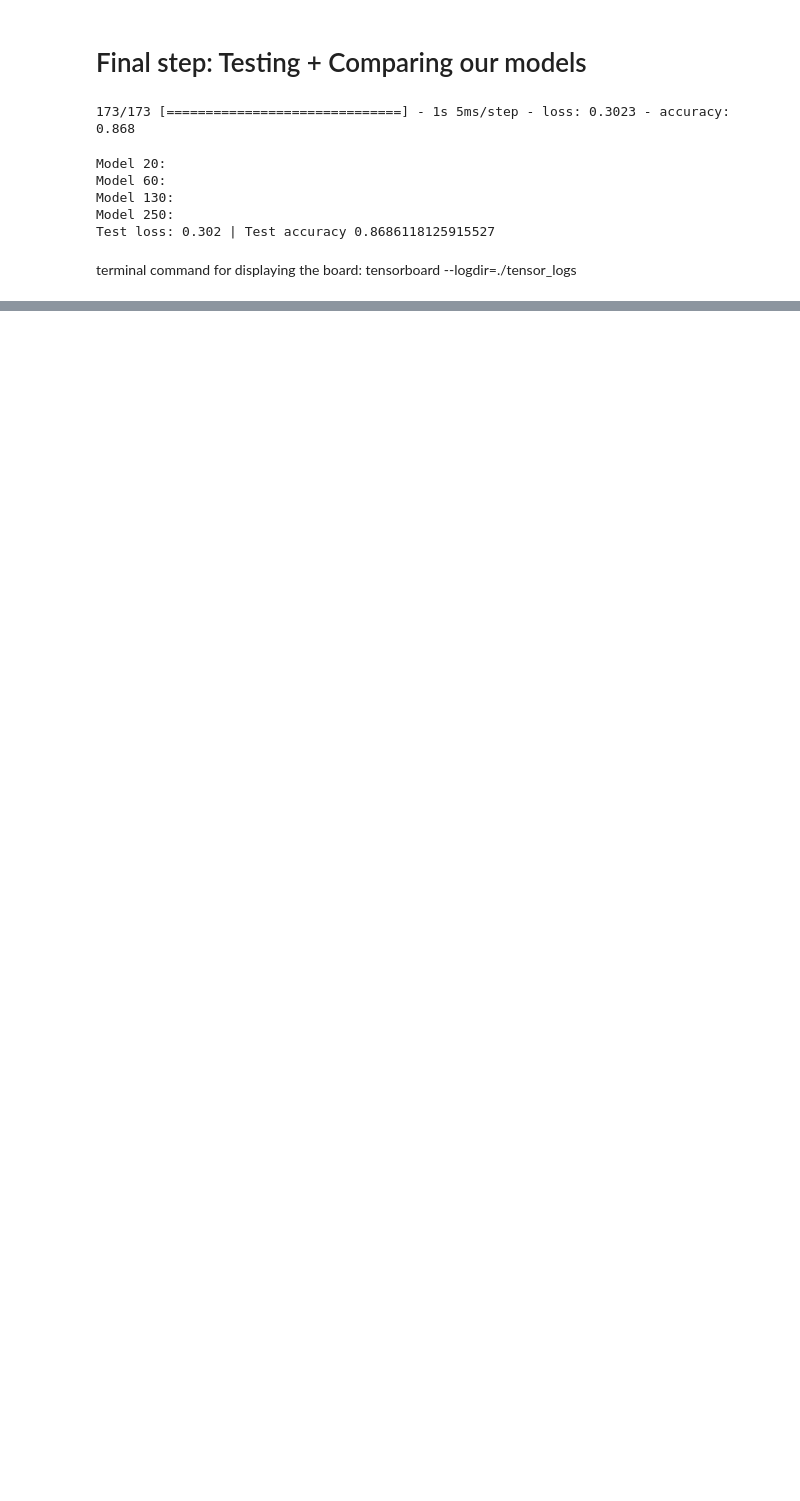
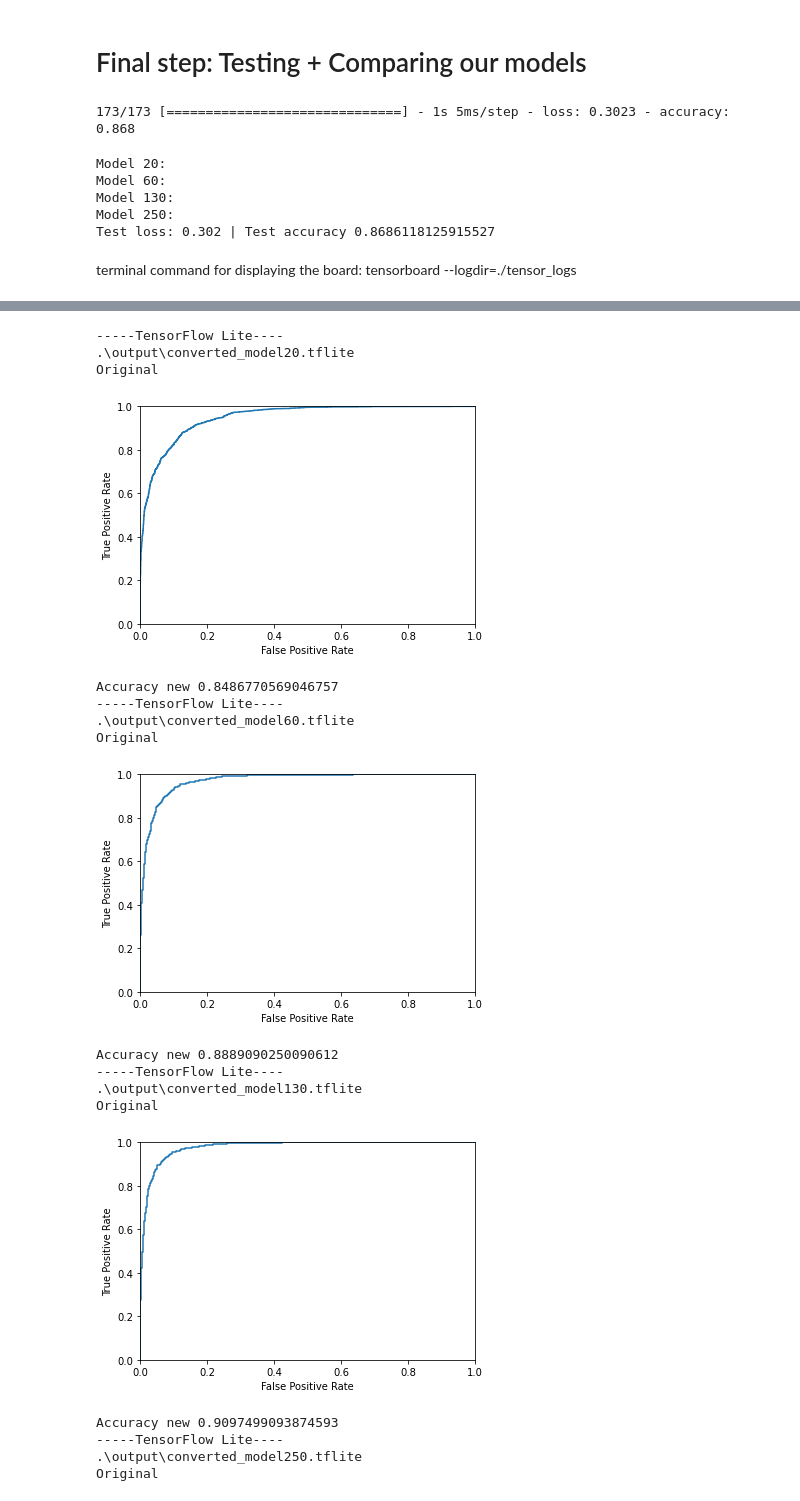
Before and after one commit to carolienbraams/Biometrics_group5, a Jupyter notebook: .~Case_Siamese_NN_Face_Recognition.ipynb, the cells around one changed output, grey strips where cells are left out. Drawn from its saved outputs; the diff is of its cells as text; code cells hidden in the pictures; blank space fills up the shorter version.

Commit message:
convert to lite with optimizations

```diff
--- a/.~Case_Siamese_NN_Face_Recognition.ipynb
+++ b/.~Case_Siamese_NN_Face_Recognition.ipynb
@@ -495,0 +570,60 @@ terminal command for displaying the board: tensorboard --logdir=./tensor_logs
+# %%
+
+# TensorFlow Lite
+
+output_model = ['.\output\converted_model20.tflite', '.\output\converted_model60.tflite', '.\output\converted_model130.tflite','.\output\converted_model250.tflite' ]
+tflite_model_file_optimized_float = ['.\output\converted_model20_opt_float.tflite', '.\output\converted_model60_opt_float.tflite', '.\output\converted_model130_opt_float.tflite','.\output\converted_model250_opt_float.tflite' ]
+
+tflite_model_file_optimized_drq = ['.\output\converted_model20_opt_drq.tflite', '.\output\converted_model60_opt_drq.tflite', '.\output\converted_model130_opt_drq.tflite','.\output\converted_model250_opt_drq.tflite' ]
+
+saved_models = [".\output\model_sn_20_temp", ".\output\model_sn_60_temp", ".\output\model_sn_130_temp", ".\output\model_sn_250_temp"]
+
+
+for i in range(len(output_model)):
+    print("-----TensorFlow Lite----")
+    print(output_model[i])
+    print("Original")
+    # Original optimizations
+    convert_model(saved_models[i], output_model[i])
+    output_data = interpret_model(output_model[i], pairTest)
+    np.savetxt(output_model[i]+"out.csv",output_data, delimiter=",")
+
+    # Choose closest integer
+    model_metrics(labelTest, output_data)
+
+
+
+    # print("Float 16 quantization optimization")
+    # convert_model_optimized_float16(saved_models[i], tflite_model_file_optimized_float[i])
+    # output_data = interpret_model(tflite_model_file_optimized_float[i], pairTest)
+
+    # model_metrics(labelTest, output_data)
+
+
+    # # TensorFlow
+    # print("-----TensorFlow----")
+    # model = load_model(saved_models[i])
+    # preds = model.predict([pairTest[:, 0], pairTest[:, 1]])
+    # model_20_test = model.evaluate([pairTest[:, 0], pairTest[:, 1]], labelTest[:])
+    # fpr , tpr , thresholds = roc_curve( labelTest, preds)
+    # plot_roc_curve (fpr,tpr)
+    # print(f"Test loss: {model_20_test[0]:.3f} | Test accuracy {model_20_test[1]}")
+# %% [output]
+-----TensorFlow Lite----
+.\output\converted_model20.tflite
+Original
+[figure, added]
+Accuracy new 0.8486770569046757
+-----TensorFlow Lite----
+.\output\converted_model60.tflite
+Original
+[figure, added]
+Accuracy new 0.8889090250090612
+-----TensorFlow Lite----
+.\output\converted_model130.tflite
+Original
+[figure, added]
+Accuracy new 0.9097499093874593
+-----TensorFlow Lite----
+.\output\converted_model250.tflite
+Original
```
Also changed, not shown: parts of 9 cells of this notebook.
